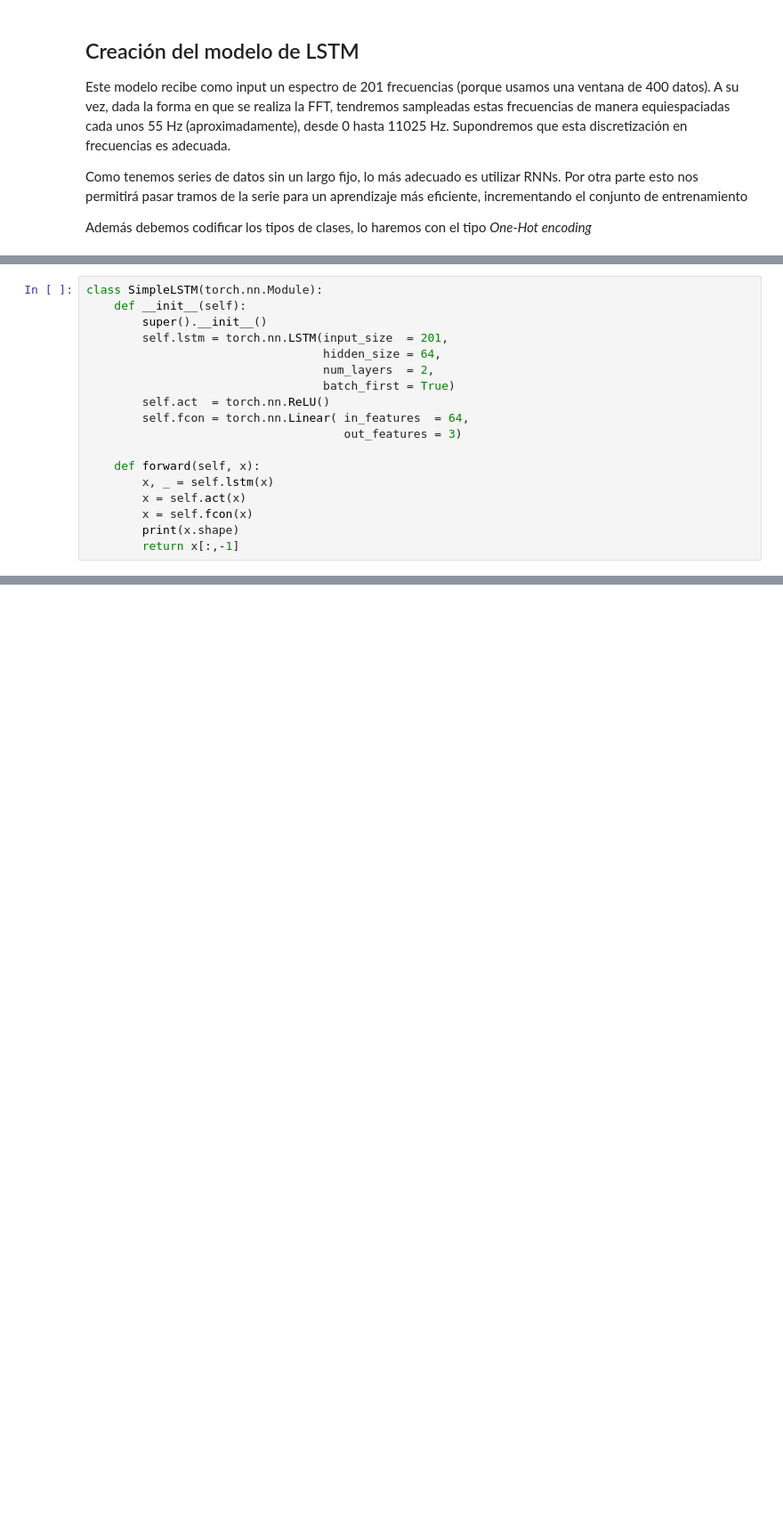
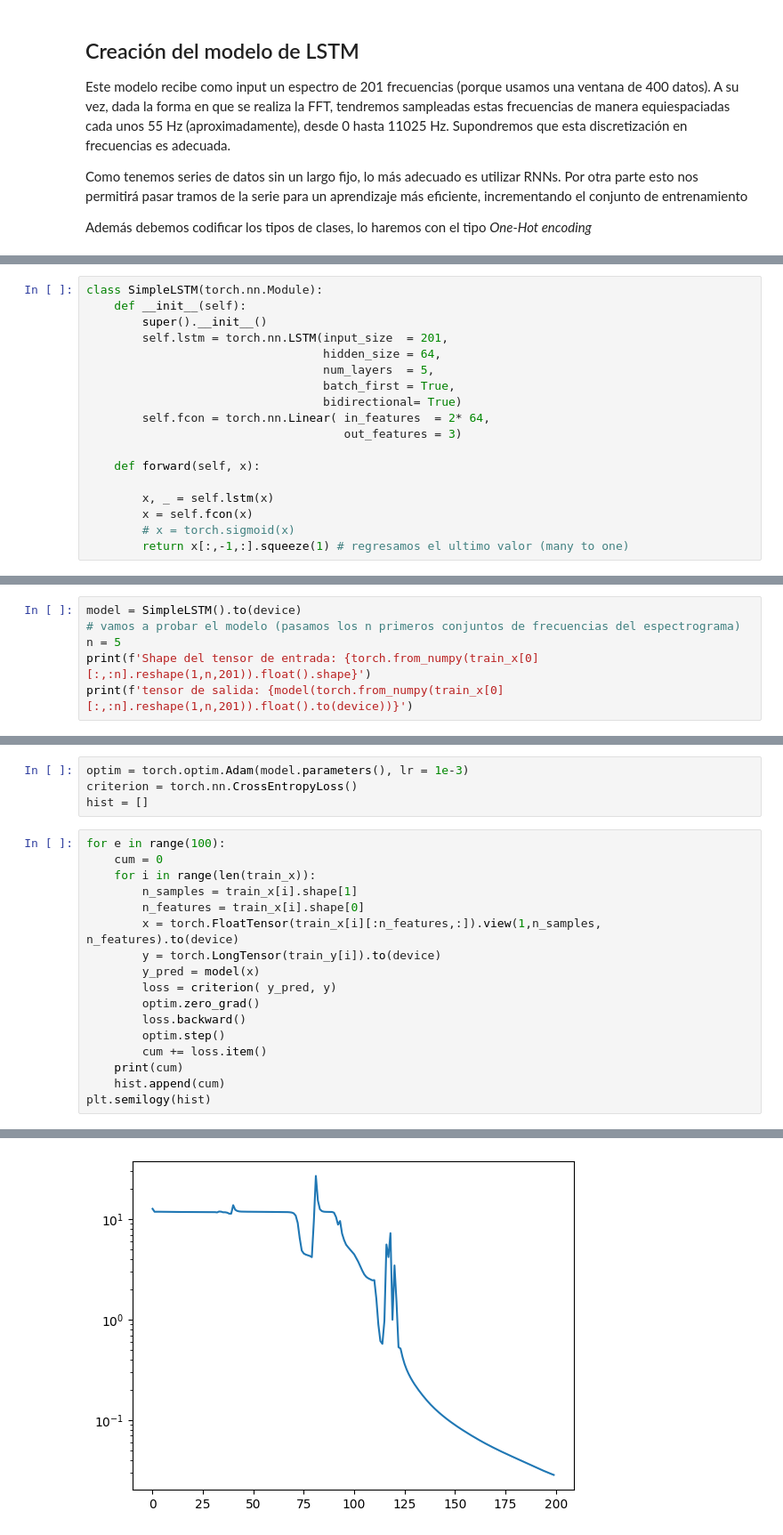
Before and after one commit to maxi2321/MAXIABDALA, a Jupyter notebook: series_temporales_maxi/trabajo_final/src/data_preparation.ipynb, the cells around one changed output, grey strips where cells are left out. Shown at 89% size. Saved outputs shown, nothing was run; the diff lists cells and outputs as text; blank space fills up the shorter version.

```diff
--- a/series_temporales_maxi/trabajo_final/src/data_preparation.ipynb
+++ b/series_temporales_maxi/trabajo_final/src/data_preparation.ipynb
@@ -148,15 +161,15 @@ class SimpleLSTM(torch.nn.Module):
         super().__init__()
         self.lstm = torch.nn.LSTM(input_size  = 201,
                                   hidden_size = 64,
-                                  num_layers  = 2,
-                                  batch_first = True)
-        self.act  = torch.nn.ReLU()
-        self.fcon = torch.nn.Linear( in_features  = 64,
+                                  num_layers  = 5,
+                                  batch_first = True,
+                                  bidirectional= True)
+        self.fcon = torch.nn.Linear( in_features  = 2* 64,
                                      out_features = 3)
 
     def forward(self, x):
+
         x, _ = self.lstm(x)
-        x = self.act(x)
         x = self.fcon(x)
-        print(x.shape)
-        return x[:,-1]
+        # x = torch.sigmoid(x)
+        return x[:,-1,:].squeeze(1) # regresamos el ultimo valor (many to one)
@@ -195,0 +176,6 @@ train
+# %%
+model = SimpleLSTM().to(device)
+# vamos a probar el modelo (pasamos los n primeros conjuntos de frecuencias del espectrograma)
+n = 5
+print(f'Shape del tensor de entrada: {torch.from_numpy(train_x[0][:,:n].reshape(1,n,201)).float().shape}')
+print(f'tensor de salida: {model(torch.from_numpy(train_x[0][:,:n].reshape(1,n,201)).float().to(device))}')
@@ -195,0 +185,22 @@ train
+# %%
+optim = torch.optim.Adam(model.parameters(), lr = 1e-3)
+criterion = torch.nn.CrossEntropyLoss()
+hist = []
+# %%
+for e in range(100):
+    cum = 0
+    for i in range(len(train_x)):
+        n_samples = train_x[i].shape[1]
+        n_features = train_x[i].shape[0]
+        x = torch.FloatTensor(train_x[i][:n_features,:]).view(1,n_samples, n_features).to(device)
+        y = torch.LongTensor(train_y[i]).to(device)
+        y_pred = model(x)
+        loss = criterion( y_pred, y)
+        optim.zero_grad()
+        loss.backward()
+        optim.step()
+        cum += loss.item()
+    print(cum)
+    hist.append(cum)
+plt.semilogy(hist)
+# %% [output]
@@ -195,0 +225 @@ train
+[figure, added]
```
Also changed, not shown: parts of 18 cells of this notebook.
